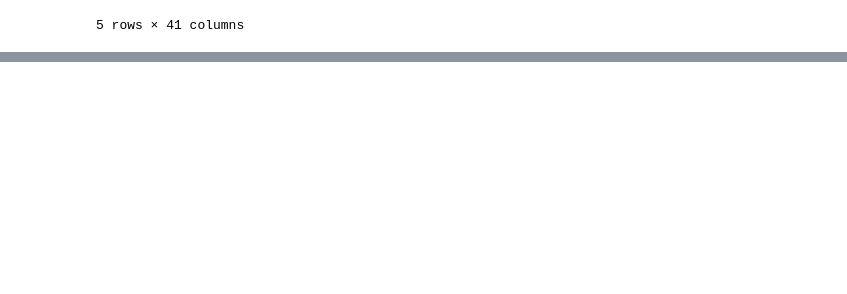
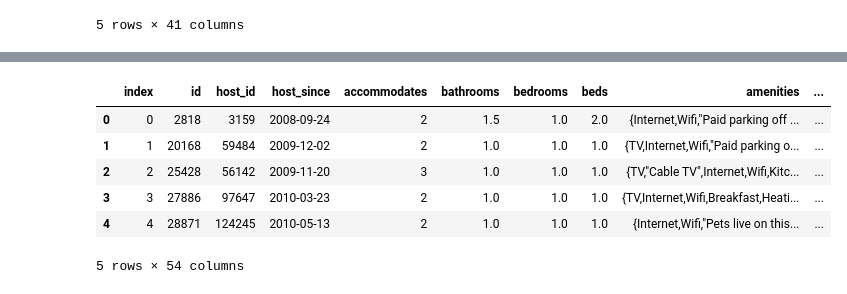
Before and after one commit to Daesparz/airbnb_amsterdam, a Jupyter notebook: Data_analysis/in-depth_analysis_predictive_modeling.ipynb, the cells around one changed output, grey strips where cells are left out. Drawn from its saved outputs; the diff is of its cells as text; code cells hidden in the pictures; blank space fills up the shorter version.

Commit message:
pre-training pipeline done

```diff
--- a/Data_analysis/in-depth_analysis_predictive_modeling.ipynb
+++ b/Data_analysis/in-depth_analysis_predictive_modeling.ipynb
@@ -228,0 +210,33 @@ Waterfront 1104
+# %%
+safety = ['Smoke detector', 'Carbon monoxide detector', 'Fire extinguisher', 'First aid kit']
+entertainment_work = ['Wifi', 'TV', 'Cable TV', 'Laptop friendly workspace']
+personal_care = ['Essentials', 'Shampoo', 'Hair dryer']
+host_check_in = ['Heading', 'Host greets you']
+self_check_in = ['24-hour check-in', 'Self check-in']
+kitchen = ['Refrigerator', 'Microwave', 'Coffee maker',
+           'Dishwasher', 'Dishes and silverware', 'Oven',
+           'Kitchen', 'Cooking basics']
+comfort = ['Washer', 'Stove', 'Dryer', 'Iron', 'Hangers',
+           'Hot water', "Bed linens", 'Air conditioning',
+           'Extra pillows and blankets', 'Indoor fireplace',
+           'Breakfast', 'Bathtub', 'High chair']
+family_kid = ['Family/kid friendly', 'Garden or backyard', 'Children’s books and toys', 'Pets allowed', 'Crib']
+safety_entrance = ['Private entrance', 'Buzzer/wireless intercom',
+                   'Safety card', 'Lock on bedroom door',
+                   'Well-lit path to entrance']
+paid_parking_off = ['Paid parking off premises']
+paid_parking_on = ['Paid parking on premises']
+free_parking_on = ['Free parking on premises']
+# %%
+safety_col = []
+entertainment_work_col = []
+personal_care_col = []
+host_check_in_col = []
+self_check_in_col = []
+kitchen_col = []
+comfort_col = []
+family_kid_col = []
+safety_entrance_col = []
+paid_parking_off_col = []
+paid_parking_on_col = []
+free_parking_on_col = []
@@ -228,0 +314,14 @@ Waterfront 1104
+# %%
+df_dataset.reset_index(inplace=True)
+# %%
+df_training = amenities(df_dataset, 'amenities')
+# %%
+df_training.head()
+# %% [output]
+|  | index | id | host_id | host_since | accommodates | bathrooms | bedrooms | beds | amenities | ... |
+| 0 | 0 | 2818 | 3159 | 2008-09-24 | 2 | 1.5 | 1.0 | 2.0 | {Internet,Wifi,"Paid parking off ... | ... |
+| 1 | 1 | 20168 | 59484 | 2009-12-02 | 2 | 1.0 | 1.0 | 1.0 | {TV,Internet,Wifi,"Paid parking o... | ... |
+| 2 | 2 | 25428 | 56142 | 2009-11-20 | 3 | 1.0 | 1.0 | 1.0 | {TV,"Cable TV",Internet,Wifi,Kitc... | ... |
+| 3 | 3 | 27886 | 97647 | 2010-03-23 | 2 | 1.0 | 1.0 | 1.0 | {TV,Internet,Wifi,Breakfast,Heati... | ... |
+| 4 | 4 | 28871 | 124245 | 2010-05-13 | 2 | 1.0 | 1.0 | 1.0 | {Internet,Wifi,"Pets live on this... | ... |
+5 rows × 54 columns
```
Also changed, not shown: parts of 4 cells of this notebook.
